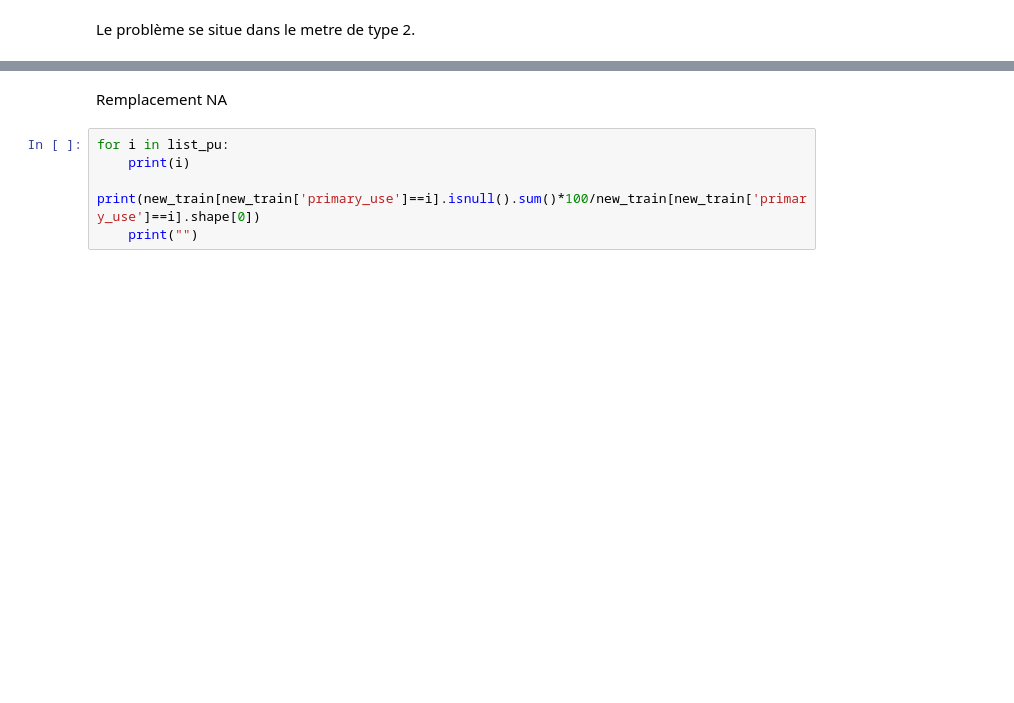
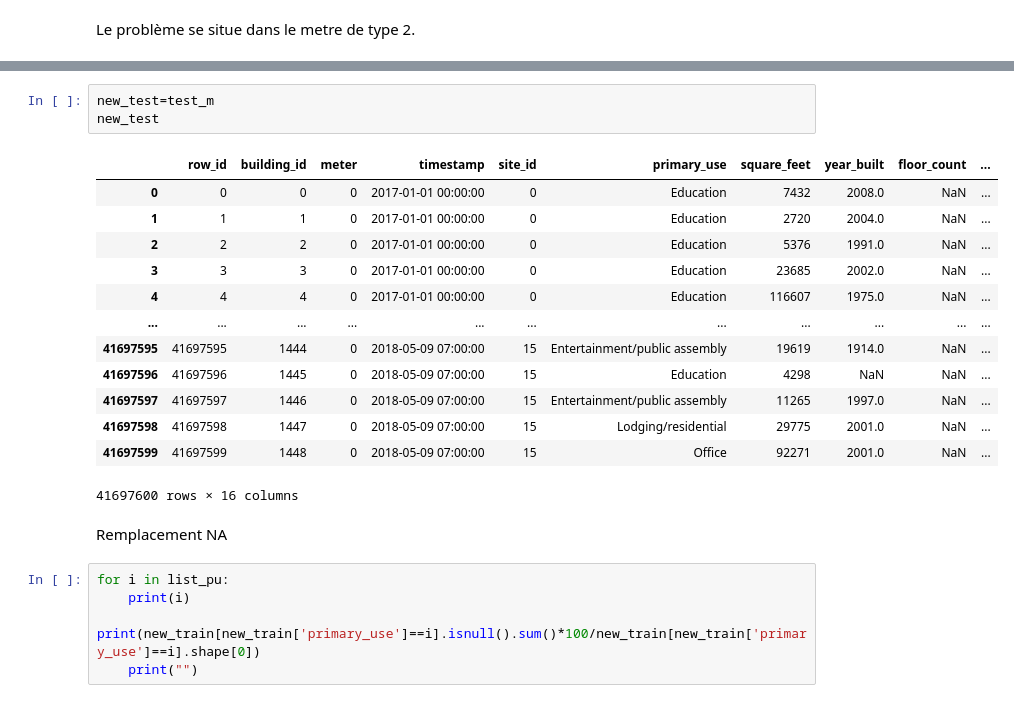
Before and after one commit to DataCampM2DSSAF/suivi_ashrae_fadadedata, a Jupyter notebook: src/ashrae-energy-predictions-first-submission-with-cat.ipynb, the cells around one changed output, grey strips where cells are left out. Saved outputs shown, nothing was run; the diff lists cells and outputs as text; blank space fills up the shorter version.

```diff
--- a/src/ashrae-energy-predictions-first-submission-with-cat.ipynb
+++ b/src/ashrae-energy-predictions-first-submission-with-cat.ipynb
@@ -273,3 +307,20 @@ plt.show()
+# %%
+new_test=test_m
+new_test
+# %% [output]
+|  | row_id | building_id | meter | timestamp | site_id | primary_use | square_feet | year_built | floor_count | ... |
+| 0 | 0 | 0 | 0 | 2017-01-01 00:00:00 | 0 | Education | 7432 | 2008.0 | NaN | ... |
+| 1 | 1 | 1 | 0 | 2017-01-01 00:00:00 | 0 | Education | 2720 | 2004.0 | NaN | ... |
+| 2 | 2 | 2 | 0 | 2017-01-01 00:00:00 | 0 | Education | 5376 | 1991.0 | NaN | ... |
+| 3 | 3 | 3 | 0 | 2017-01-01 00:00:00 | 0 | Education | 23685 | 2002.0 | NaN | ... |
+| 4 | 4 | 4 | 0 | 2017-01-01 00:00:00 | 0 | Education | 116607 | 1975.0 | NaN | ... |
+| ... | ... | ... | ... | ... | ... | ... | ... | ... | ... | ... |
+| 41697595 | 41697595 | 1444 | 0 | 2018-05-09 07:00:00 | 15 | Entertainment/public assembly | 19619 | 1914.0 | NaN | ... |
+| 41697596 | 41697596 | 1445 | 0 | 2018-05-09 07:00:00 | 15 | Education | 4298 | NaN | NaN | ... |
+| 41697597 | 41697597 | 1446 | 0 | 2018-05-09 07:00:00 | 15 | Entertainment/public assembly | 11265 | 1997.0 | NaN | ... |
+| 41697598 | 41697598 | 1447 | 0 | 2018-05-09 07:00:00 | 15 | Lodging/residential | 29775 | 2001.0 | NaN | ... |
+| 41697599 | 41697599 | 1448 | 0 | 2018-05-09 07:00:00 | 15 | Office | 92271 | 2001.0 | NaN | ... |
+41697600 rows × 16 columns
 # %% [markdown]
 Remplacement NA
 # %%
```
Also changed, not shown: parts of 46 cells of this notebook.
